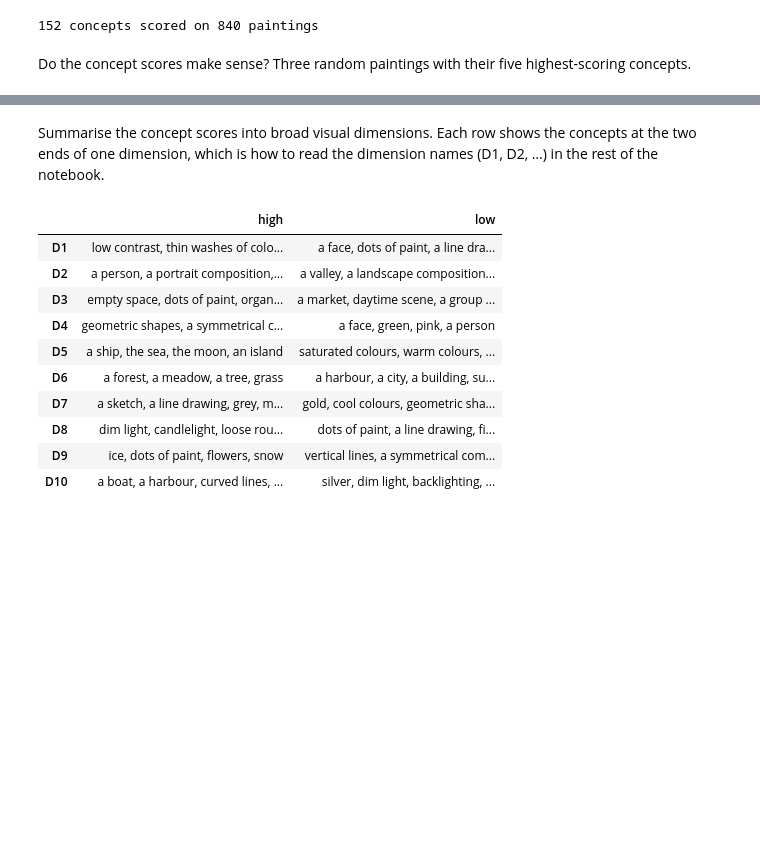
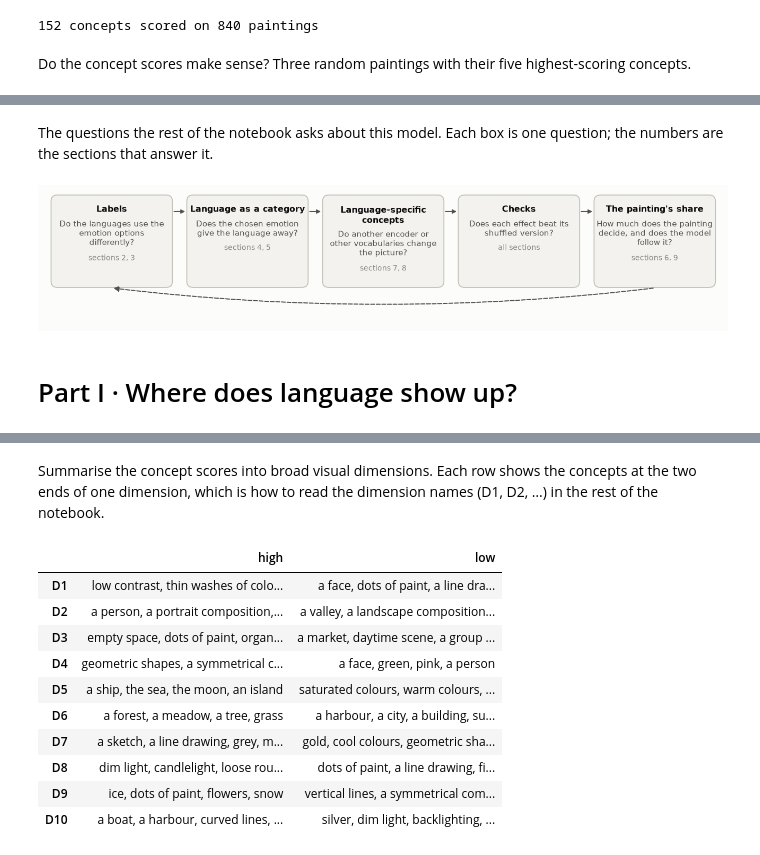
Before and after one commit to machinic-hetarchy/HCML-CBM, a Jupyter notebook: notebooks/01_tuesday_poc.ipynb, the cells around one changed output, grey strips where cells are left out. Cells and saved outputs as stored; diff of their text form; code cells hidden in the pictures; blank space fills up the shorter version.

```diff
--- a/notebooks/01_tuesday_poc.ipynb
+++ b/notebooks/01_tuesday_poc.ipynb
@@ -403,0 +307,11 @@ show.show(
+# %% [markdown]
+The questions the rest of the notebook asks about this model. Each box is one question;
+the numbers are the sections that answer it.
+# %%
+fig = plots.argument_chain()
+plots.savefig(fig, "00_argument_chain")
+plt.show()
+# %% [output]
+[figure, added]
+# %% [markdown]
+# Part I · Where does language show up?
```
Also changed, not shown: parts of 111 cells of this notebook, 23 other files.
